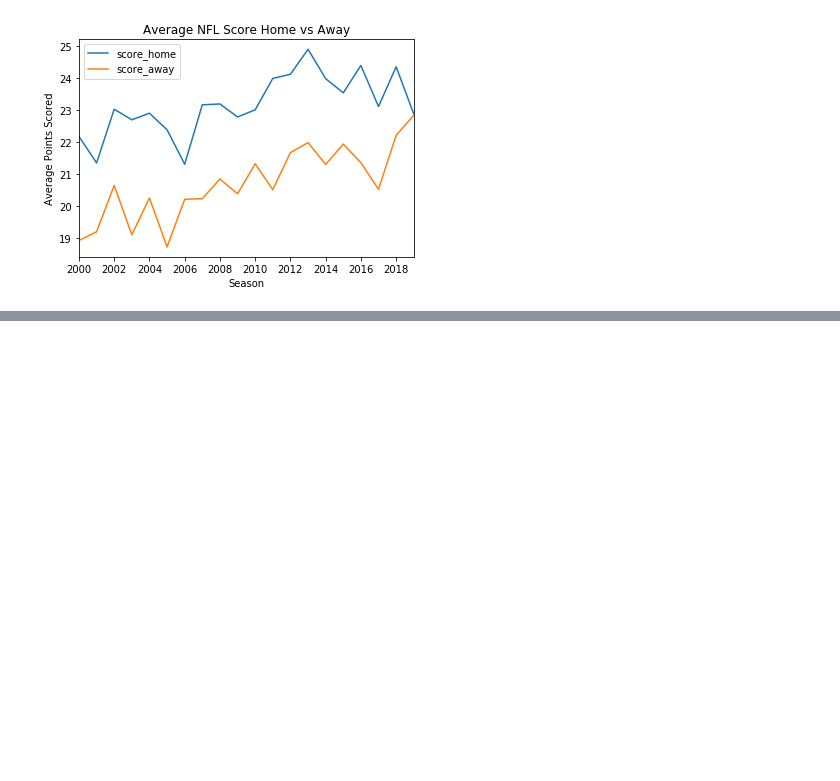
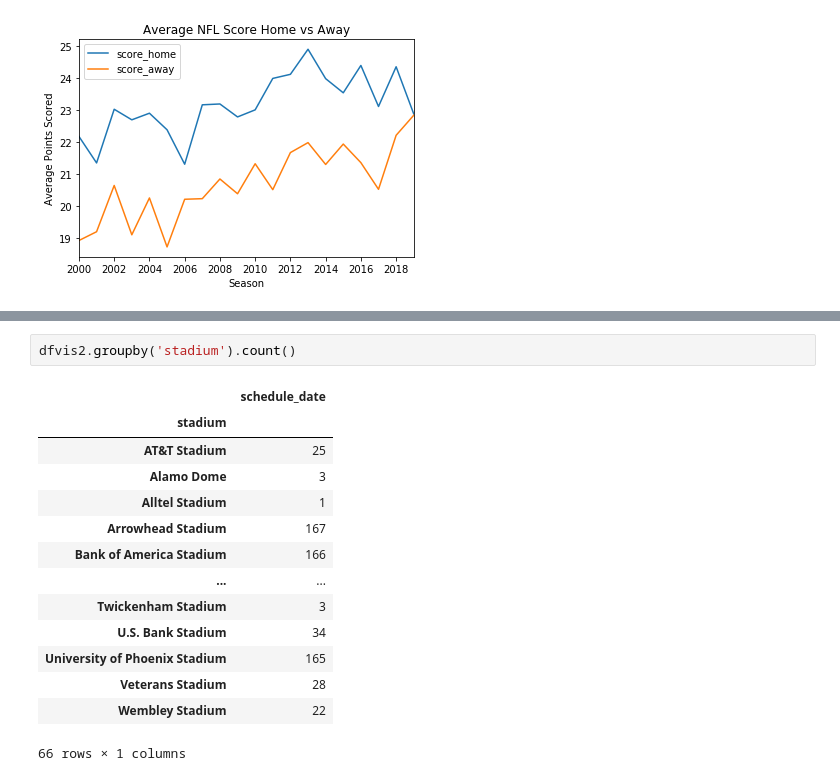
Before and after one commit to glandsly/sports-betting-analysis, a Jupyter notebook: Visualizations.ipynb, the cells around one changed output, grey strips where cells are left out. Cells and saved outputs as stored; diff of their text form; blank space fills up the shorter version.

```diff
--- a/Visualizations.ipynb
+++ b/Visualizations.ipynb
@@ -78,0 +96,17 @@ plt.savefig('Viz_img/Home_vs_Away_Points.png')
+# %%
+dfvis2.groupby('stadium').count()
+# %% [output]
+|  | schedule_date |
+| stadium |  |
+| AT&T Stadium | 25 |
+| Alamo Dome | 3 |
+| Alltel Stadium | 1 |
+| Arrowhead Stadium | 167 |
+| Bank of America Stadium | 166 |
+| ... | ... |
+| Twickenham Stadium | 3 |
+| U.S. Bank Stadium | 34 |
+| University of Phoenix Stadium | 165 |
+| Veterans Stadium | 28 |
+| Wembley Stadium | 22 |
+66 rows × 1 columns
```
Also changed, not shown: parts of 2 cells of this notebook, 1 other file.
